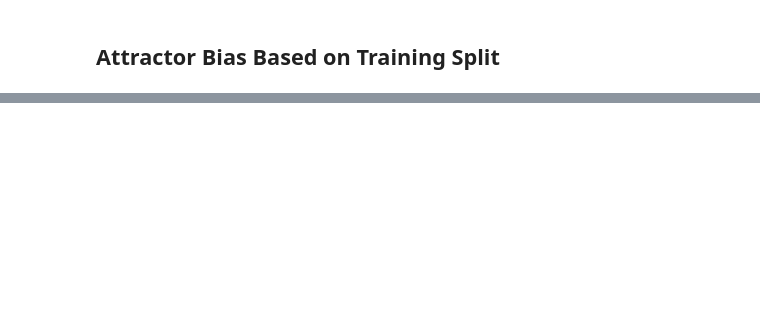
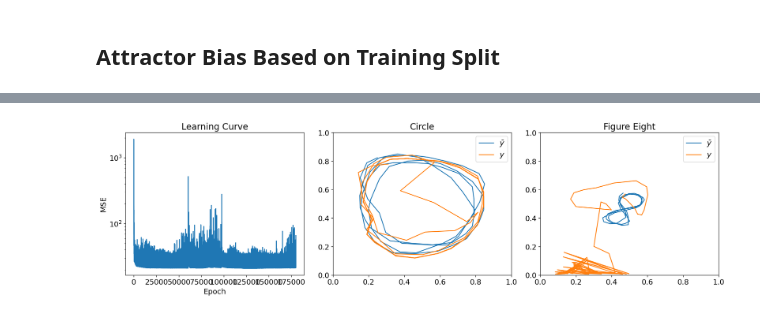
Before and after one commit to Jfeatherstone/ElmanNetwork, a Jupyter notebook: MultiAttractor.ipynb, the cells around one changed output, grey strips where cells are left out. Saved outputs shown, nothing was run; the diff lists cells and outputs as text; code cells hidden in the pictures; blank space fills up the shorter version.

```diff
--- a/MultiAttractor.ipynb
+++ b/MultiAttractor.ipynb
@@ -263,0 +392,39 @@ plt.show()
+# %%
+fig = plt.figure(figsize=(17,5))
+
+ax = [None, None, None]
+ax[0] = fig.add_subplot(1, 3, 1)
+
+ax[0].plot(errorArr)
+ax[0].set_xlabel('Epoch')
+ax[0].set_ylabel('MSE')
+ax[0].set_yscale('log')
+ax[0].set_title('Learning Curve')
+
+ax[1] = fig.add_subplot(1, 3, 2)
+
+circleOutputArr = model.predict([circleXArr[0], circleYArr[1]], circleXArr.shape[0])
+
+ax[1].plot(targetArr[0][1:,0], targetArr[0][1:,1], label=r'$\bar y$')
+ax[1].plot(circleOutputArr[1:,0], circleOutputArr[1:,1], label=r'$y$')
+ax[1].legend()
+ax[1].set_xlim([0,1])
+ax[1].set_ylim([0,1])
+ax[1].set_title('Circle')
+
+ax[2] = fig.add_subplot(1, 3, 3)
+
+feOutputArr = model.predict([feXArr[0], feYArr[1]], feXArr.shape[0])
+
+ax[2].plot(targetArr[1][1:,0], targetArr[1][1:,1], label=r'$\bar y$')
+ax[2].plot(feOutputArr[1:,0], feOutputArr[1:,1], label=r'$y$')
+ax[2].legend()
+ax[2].set_xlim([0,1])
+ax[2].set_ylim([0,1])
+ax[2].set_title('Figure Eight')
+
+fig.tight_layout()
+
+plt.show()
+# %% [output]
+[figure, added]
```
Also changed, not shown: parts of 26 cells of this notebook, 18 other files.
